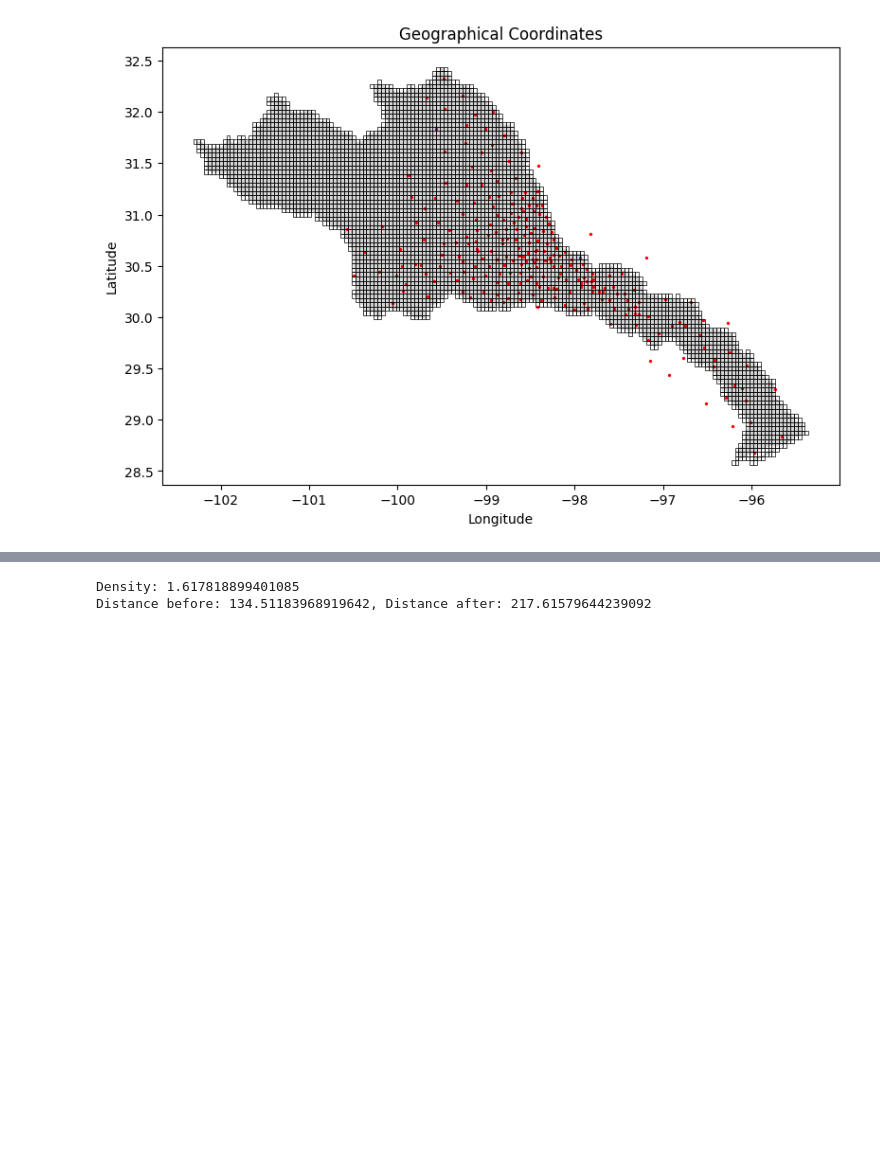
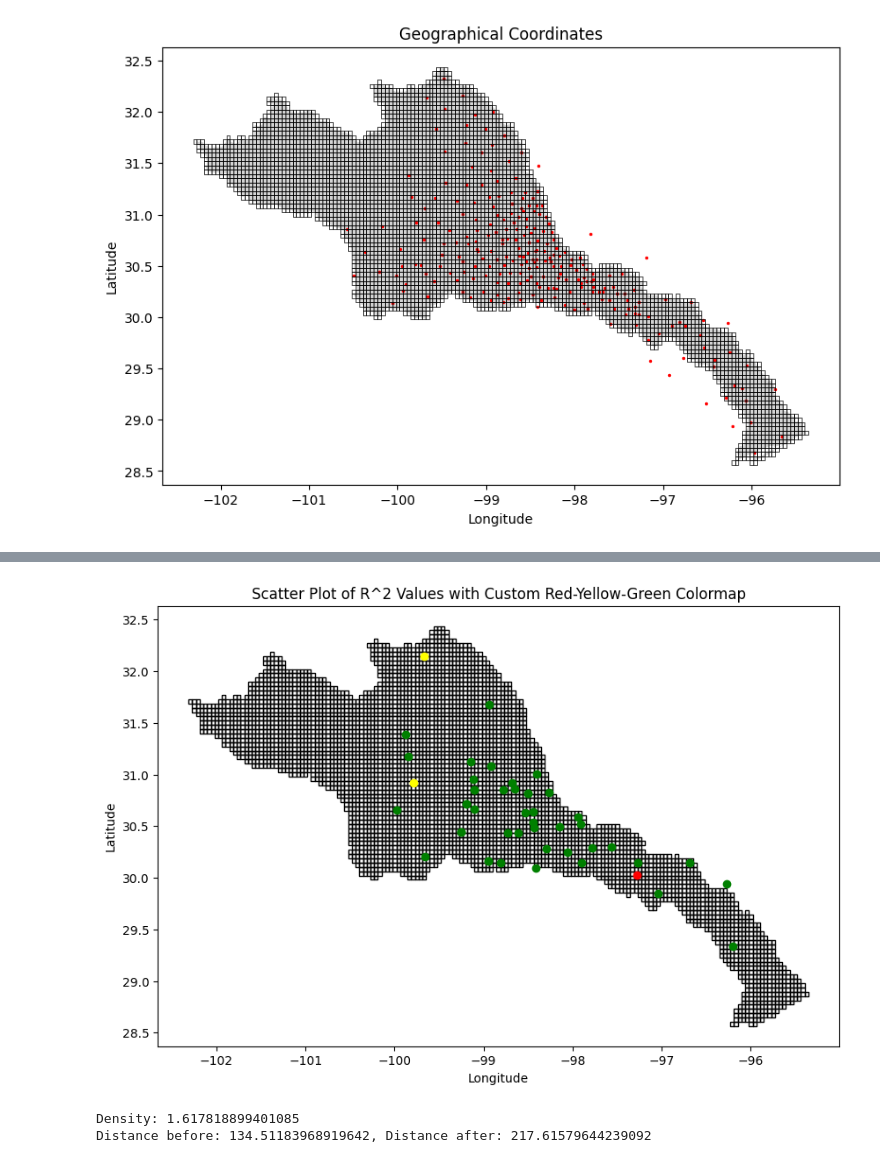
Before and after one commit to GEM-TAMU/LCRA-Interpolation, a Jupyter notebook: interpolation.ipynb, the cells around one changed output, grey strips where cells are left out. Drawn from its saved outputs; the diff is of its cells as text; code cells hidden in the pictures; blank space fills up the shorter version.

```diff
--- a/interpolation.ipynb
+++ b/interpolation.ipynb
@@ -426,6 +427,7 @@ def validation_analysis(sampled_interpolated_vals, validation_values, closest_po
     # print(f"Mean MAE (mm/day): {mean_mae}")
     # print(f"No. of stations above {r_sq_threshold} R-squared: {num_above_threshold}")
     return r_sq_list, mae_list
+r_sq_list, mae_list = validation_analysis(new_interpolated_vals, validation_values, closest_points, 0.7)
 # %%
 def plot_histogram(analyzed_data_list, type_of_data):
     interval = 0.1
@@ -450,27 +452,29 @@ plot_histogram(mae_list, "MAE")
 # %%
 def plot_rsq(intersected_mesh, r_sq_list, validation_x_coords, validation_y_coords):
     # Plotting
     _, ax = plt.subplots(figsize=(10, 8))
     intersected_mesh.plot(ax=ax, facecolor='none', edgecolor='black')  # Plot the original geometries for reference
 
     for idx, r_sw in enumerate(r_sq_list):
         if r_sw > 0.5:
             # Create the scatter plot
             ax.scatter(validation_x_coords[idx], validation_y_coords[idx], color="green")
         if 0.3 < r_sw <= 0.5:
             # Create the scatter plot
             ax.scatter(validation_x_coords[idx], validation_y_coords[idx], color="yellow")
         if 0.3 >= r_sw :
             # Create the scatter plot
             ax.scatter(validation_x_coords[idx], validation_y_coords[idx], color="red")
         if r_sw < 0:
             ax.scatter(validation_x_coords[idx], validation_y_coords[idx], color="Black")
 
     plt.title('Scatter Plot of R^2 Values with Custom Red-Yellow-Green Colormap')
     plt.xlabel('Longitude')
     plt.ylabel('Latitude')
     plt.show()
-# plot_rsq(intersected_mesh, r_sq_list, validation_x_coords, validation_y_coords)
+plot_rsq(intersected_mesh, r_sq_list, validation_x_coords, validation_y_coords)
+# %% [output]
+[figure, added]
 # %%
 #  Density vs different interpolation techniques
 def get_distance(coordinates):
```
Also changed, not shown: parts of 6 cells of this notebook.
